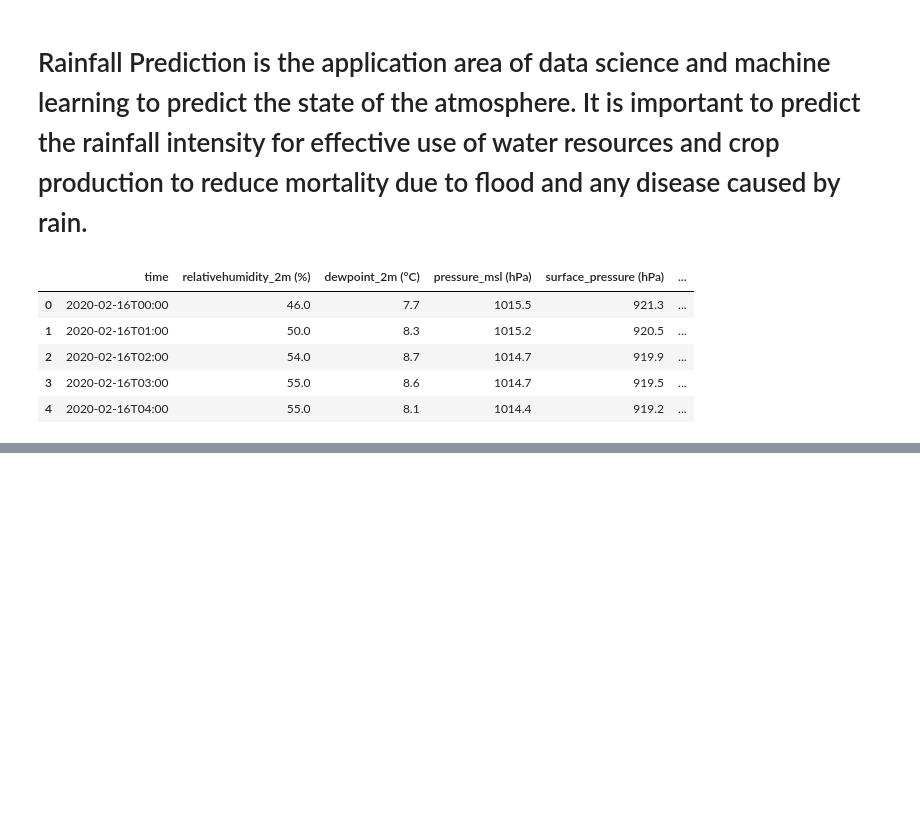
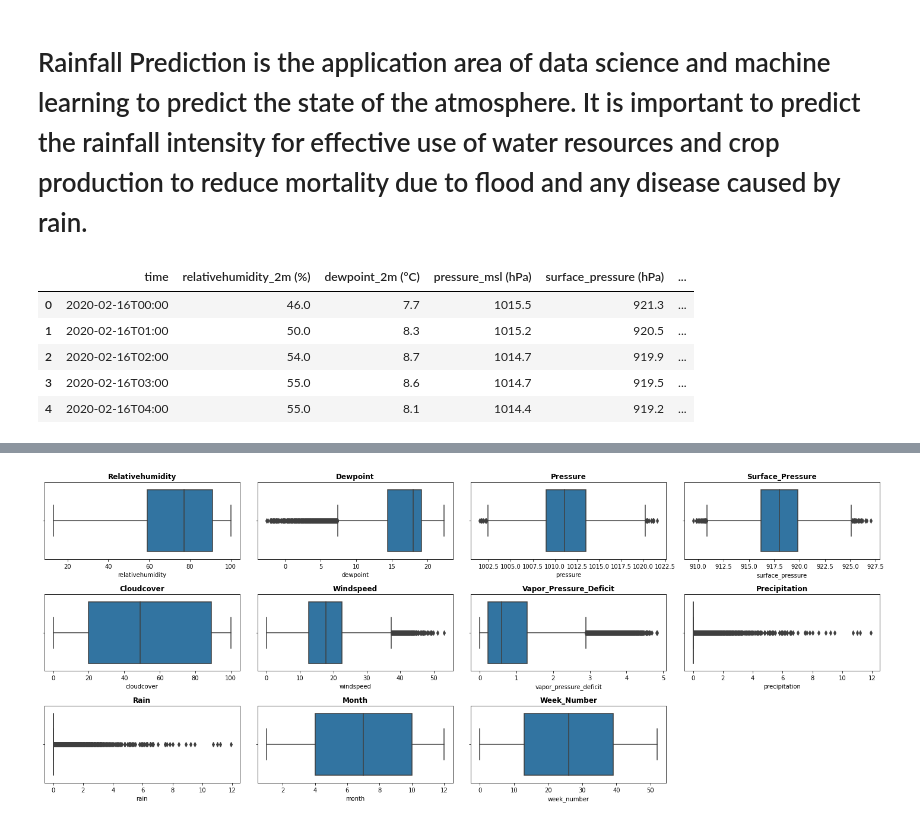
Before and after one commit to prajwalDU/RainFall_Prediction, a Jupyter notebook: Log9.ipynb, the cells around one changed output, grey strips where cells are left out. Saved outputs shown, nothing was run; the diff lists cells and outputs as text; code cells hidden in the pictures; blank space fills up the shorter version.

```diff
--- a/Log9.ipynb
+++ b/Log9.ipynb
@@ -224,0 +184,10 @@ Adjusted R2 : 1.0
+# %%
+# Visiualizing in boxplot is easyway to find outliers in our dataset
+plt.figure(figsize=(20,8))
+for n, column in enumerate(df.describe().columns):
+  plt.subplot(3, 4, n+1)
+  sns.boxplot(df[column])
+  plt.title(f'{column.title()}', fontweight='bold')
+  plt.tight_layout()
+# %% [output]
+[figure, added]
```
Also changed, not shown: parts of 65 cells of this notebook.
